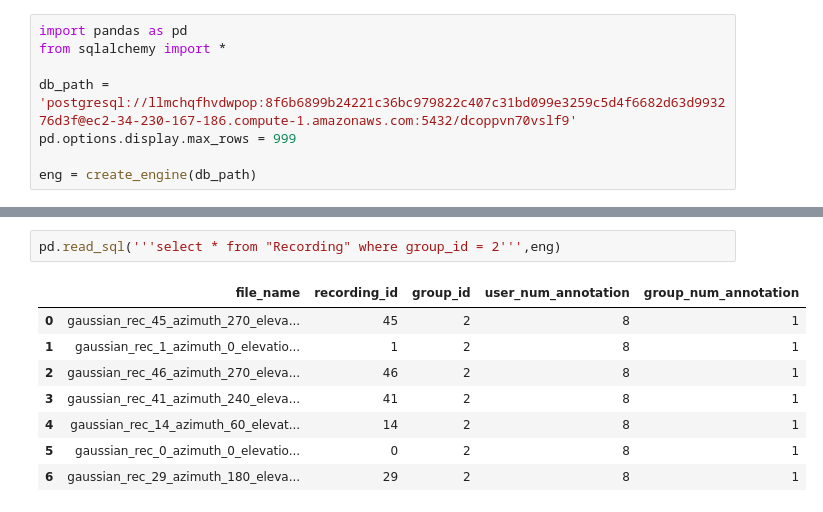
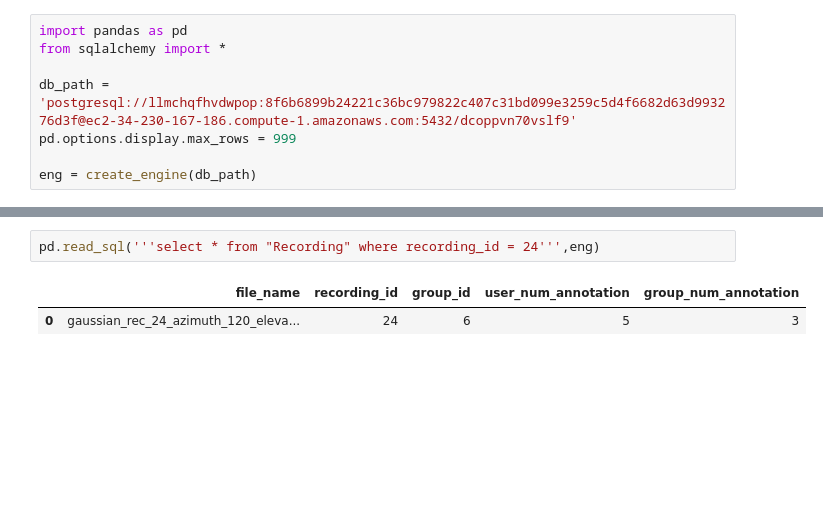
Before and after one commit to ANNIZHENG/Annotation-Interface-Noise-Burst, a Jupyter notebook: database/db.ipynb, the cells around one changed output, grey strips where cells are left out. Cells and saved outputs as stored; diff of their text form; blank space fills up the shorter version.

```diff
--- a/database/db.ipynb
+++ b/database/db.ipynb
@@ -77,13 +92,7 @@ pd.read_sql('''select * from "Recording" order by group_id asc''',eng)
 | 54 | gaussian_rec_25_azimuth_150_eleva... | 25 | 8 | 4 | 1 |
 | 55 | gaussian_rec_11_azimuth_30_elevat... | 11 | 8 | 4 | 1 |
 # %%
-pd.read_sql('''select * from "Recording" where group_id = 2''',eng)
+pd.read_sql('''select * from "Recording" where recording_id = 24''',eng)
 # %% [output]
 |  | file_name | recording_id | group_id | user_num_annotation | group_num_annotation |
-| 0 | gaussian_rec_45_azimuth_270_eleva... | 45 | 2 | 8 | 1 |
-| 1 | gaussian_rec_1_azimuth_0_elevatio... | 1 | 2 | 8 | 1 |
-| 2 | gaussian_rec_46_azimuth_270_eleva... | 46 | 2 | 8 | 1 |
-| 3 | gaussian_rec_41_azimuth_240_eleva... | 41 | 2 | 8 | 1 |
-| 4 | gaussian_rec_14_azimuth_60_elevat... | 14 | 2 | 8 | 1 |
-| 5 | gaussian_rec_0_azimuth_0_elevatio... | 0 | 2 | 8 | 1 |
-| 6 | gaussian_rec_29_azimuth_180_eleva... | 29 | 2 | 8 | 1 |
+| 0 | gaussian_rec_24_azimuth_120_eleva... | 24 | 6 | 5 | 3 |
```
Also changed, not shown: parts of 4 cells of this notebook, 1 other file.
